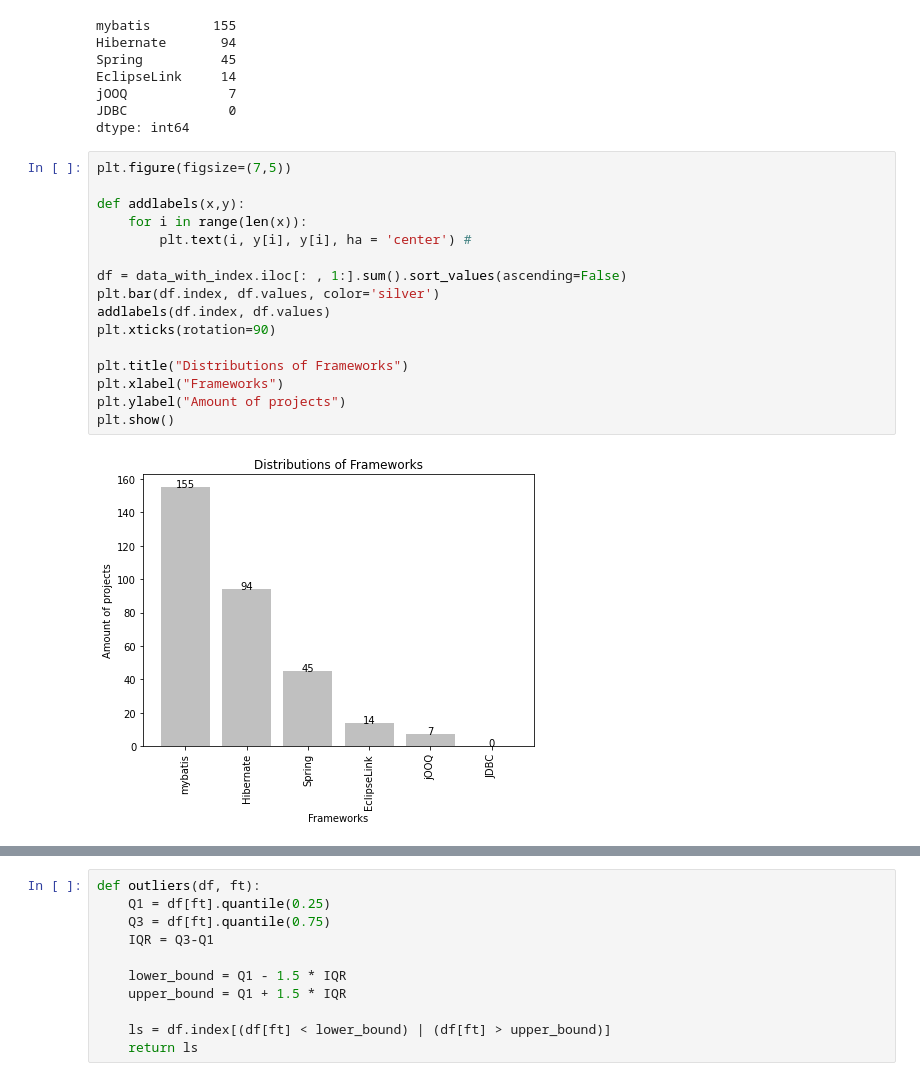
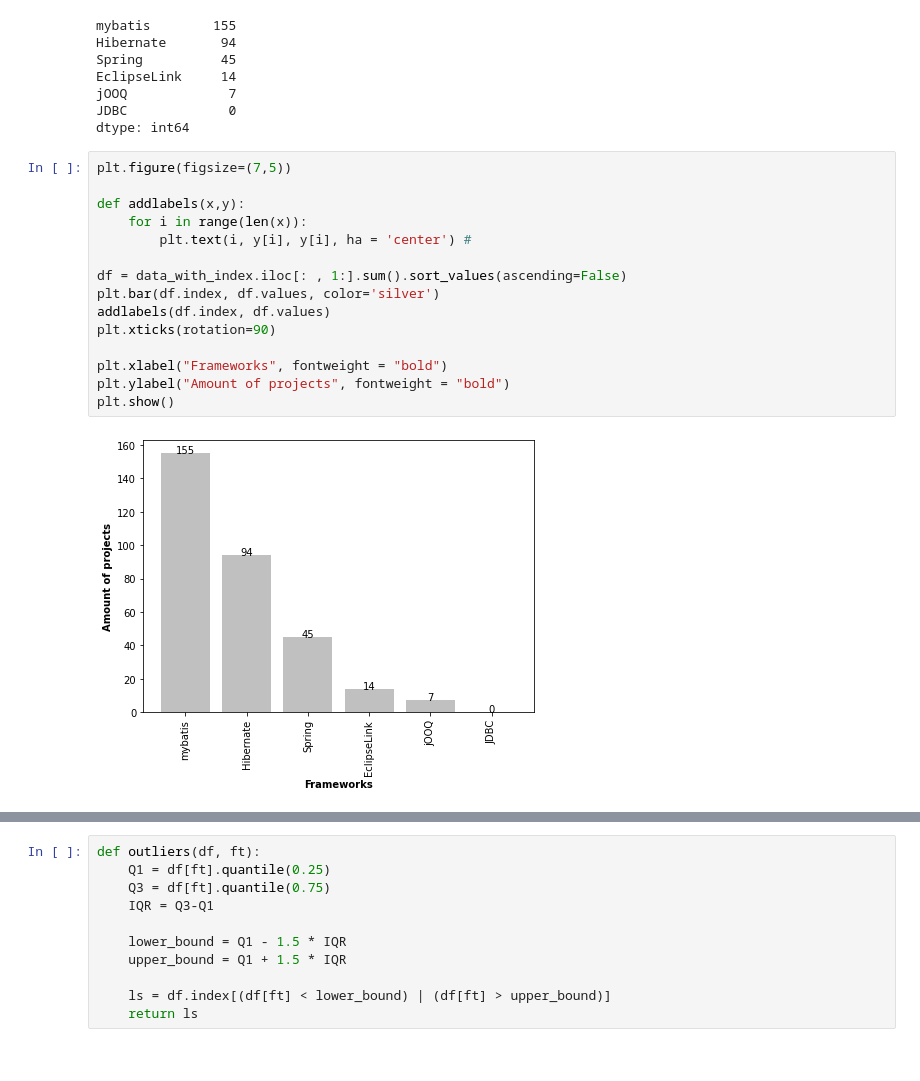
Before and after one commit to gems-uff/db-mining, a Jupyter notebook: src/results_implementation_characterization.ipynb, the cells around one changed output, grey strips where cells are left out. Cells and saved outputs as stored; diff of their text form.

Commit message:
updated graphics

```diff
--- a/src/results_implementation_characterization.ipynb
+++ b/src/results_implementation_characterization.ipynb
@@ -49,21 +49,20 @@ dtype: int64
 # %%
 plt.figure(figsize=(7,5))
 
 def addlabels(x,y):
     for i in range(len(x)):
         plt.text(i, y[i], y[i], ha = 'center') #
 
 df = data_with_index.iloc[: , 1:].sum().sort_values(ascending=False)
 plt.bar(df.index, df.values, color='silver')
 addlabels(df.index, df.values)
 plt.xticks(rotation=90)
 
-plt.title("Distributions of Frameworks")
-plt.xlabel("Frameworks")
-plt.ylabel("Amount of projects")
+plt.xlabel("Frameworks", fontweight = "bold")
+plt.ylabel("Amount of projects", fontweight = "bold")
 plt.show()
 # %% [output]
-[figure, old version]
+[figure, new version]
 # %%
 from util import USAGE_FAN_IN_FILE
 df = pd.read_excel(USAGE_FAN_IN_FILE, engine = 'openpyxl')
```
Also changed, not shown: parts of 2 cells of this notebook, 1 other file.
